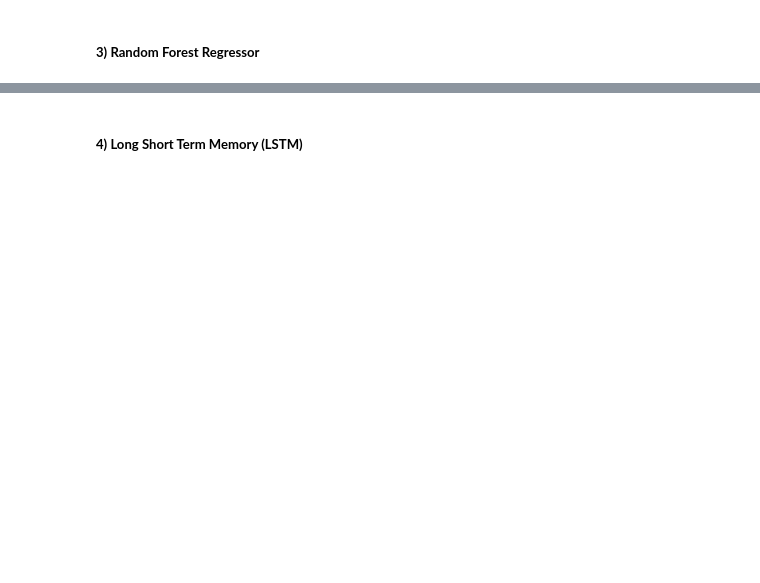
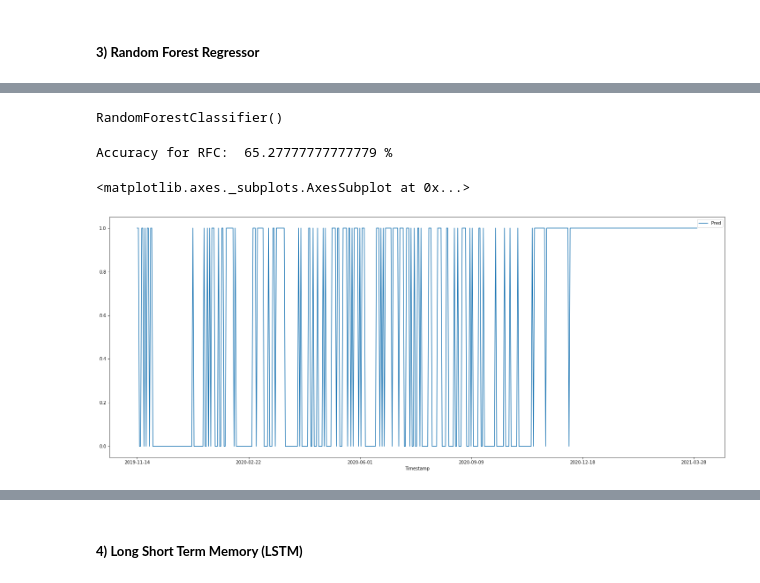
Before and after one commit to AshutoshBhawsar/Cryptocurrency-data-analysis-and-investing-strategies, a Jupyter notebook: code/phase2.ipynb, the cells around one changed output, grey strips where cells are left out. Saved outputs shown, nothing was run; the diff lists cells and outputs as text; code cells hidden in the pictures; blank space fills up the shorter version.

```diff
--- a/code/phase2.ipynb
+++ b/code/phase2.ipynb
@@ -92,0 +138,2 @@ plt.plot(test_x, linear_regression_model.predict(test_x), color='black',linewidt
+# %%
+random_forest_frame=random_forest_frame[['SMA10', 'Force_Index', 'y']].copy().dropna()
@@ -92,0 +161,22 @@ plt.plot(test_x, linear_regression_model.predict(test_x), color='black',linewidt
+# %%
+X = random_forest_frame.drop(["y"], axis=1).values
+y = random_forest_frame["y"].values
+X_train, X_test, y_train, y_test = train_test_split(X,y,test_size=0.15,shuffle=False)
+# %%
+random_forest_classifier = RandomForestClassifier()
+random_forest_classifier.fit(X_train,y_train,)
+# %% [output]
+RandomForestClassifier()
+# %%
+y_pred = random_forest_classifier.predict(X_test)
+print("Accuracy for RFC: ",accuracy_score(y_test, y_pred)*100,"%")
+# %% [output]
+Accuracy for RFC:  65.27777777777779 %
+# %%
+predictions=pd.DataFrame(y_pred)
+predictions.columns=['Pred']
+predictions.index=random_forest_frame[int(len(random_forest_frame)*0.85):].index
+predictions.plot(figsize=(25,10))
+# %% [output]
+<matplotlib.axes._subplots.AxesSubplot at 0x...>
+[figure, added]
```
Also changed, not shown: parts of 20 cells of this notebook.
